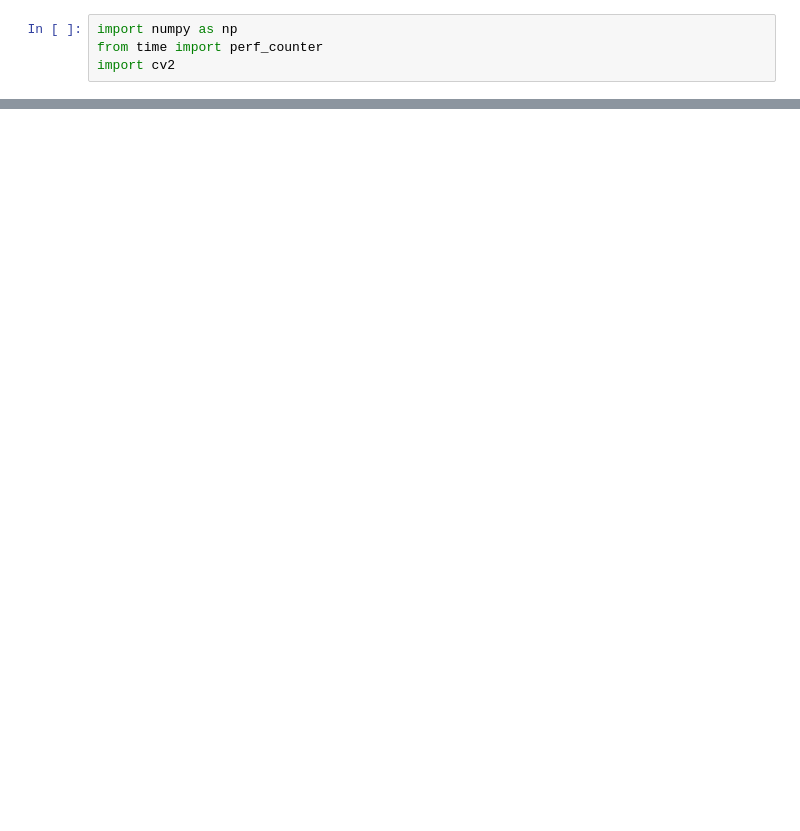
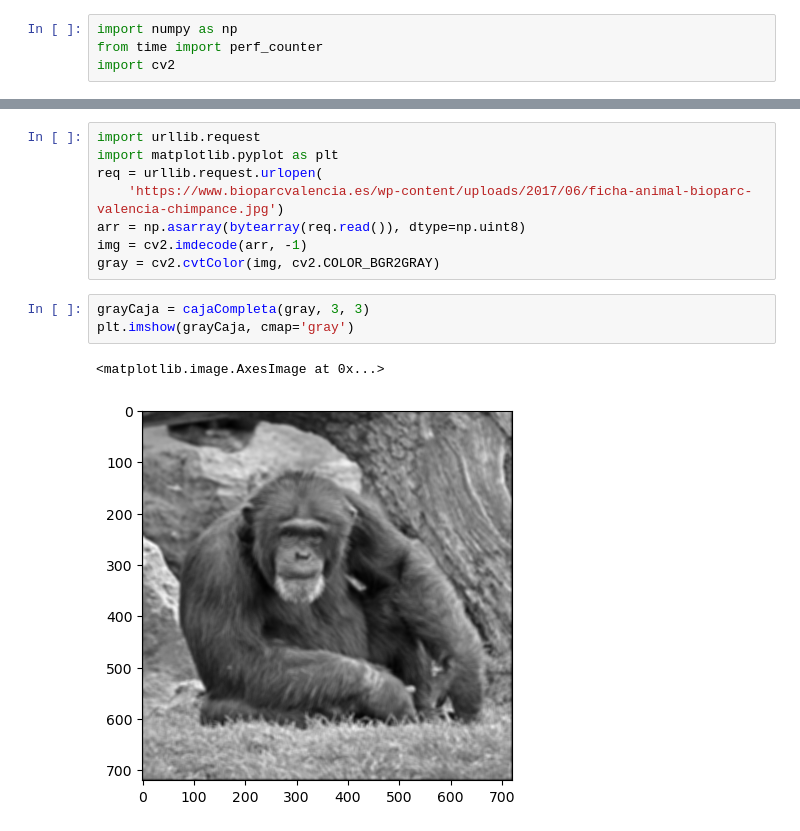
Before and after one commit to el-mimoso/vision, a Jupyter notebook: imintegral.ipynb, the cells around one changed output, grey strips where cells are left out. Drawn from its saved outputs; the diff is of its cells as text; blank space fills up the shorter version.

```diff
--- a/imintegral.ipynb
+++ b/imintegral.ipynb
@@ -96,0 +314,14 @@ print(SuavizadoIntegral(intImg, 0, 0, 1, 1))
+# %%
+import urllib.request
+import matplotlib.pyplot as plt
+req = urllib.request.urlopen(
+    'https://www.bioparcvalencia.es/wp-content/uploads/2017/06/ficha-animal-bioparc-valencia-chimpance.jpg')
+arr = np.asarray(bytearray(req.read()), dtype=np.uint8)
+img = cv2.imdecode(arr, -1)
+gray = cv2.cvtColor(img, cv2.COLOR_BGR2GRAY)
+# %%
+grayCaja = cajaCompleta(gray, 3, 3)
+plt.imshow(grayCaja, cmap='gray')
+# %% [output]
+<matplotlib.image.AxesImage at 0x...>
+[figure, added]
```
Also changed, not shown: parts of 10 cells of this notebook, 2 other files.
